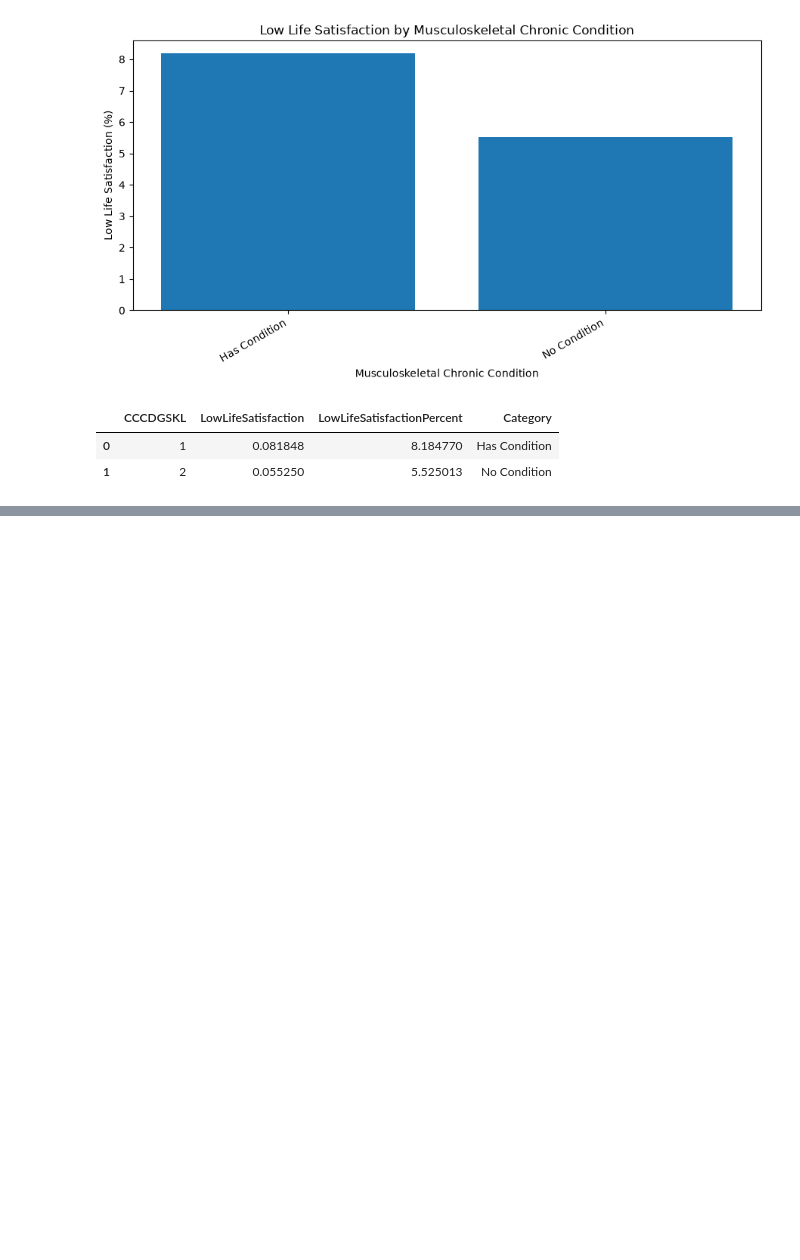
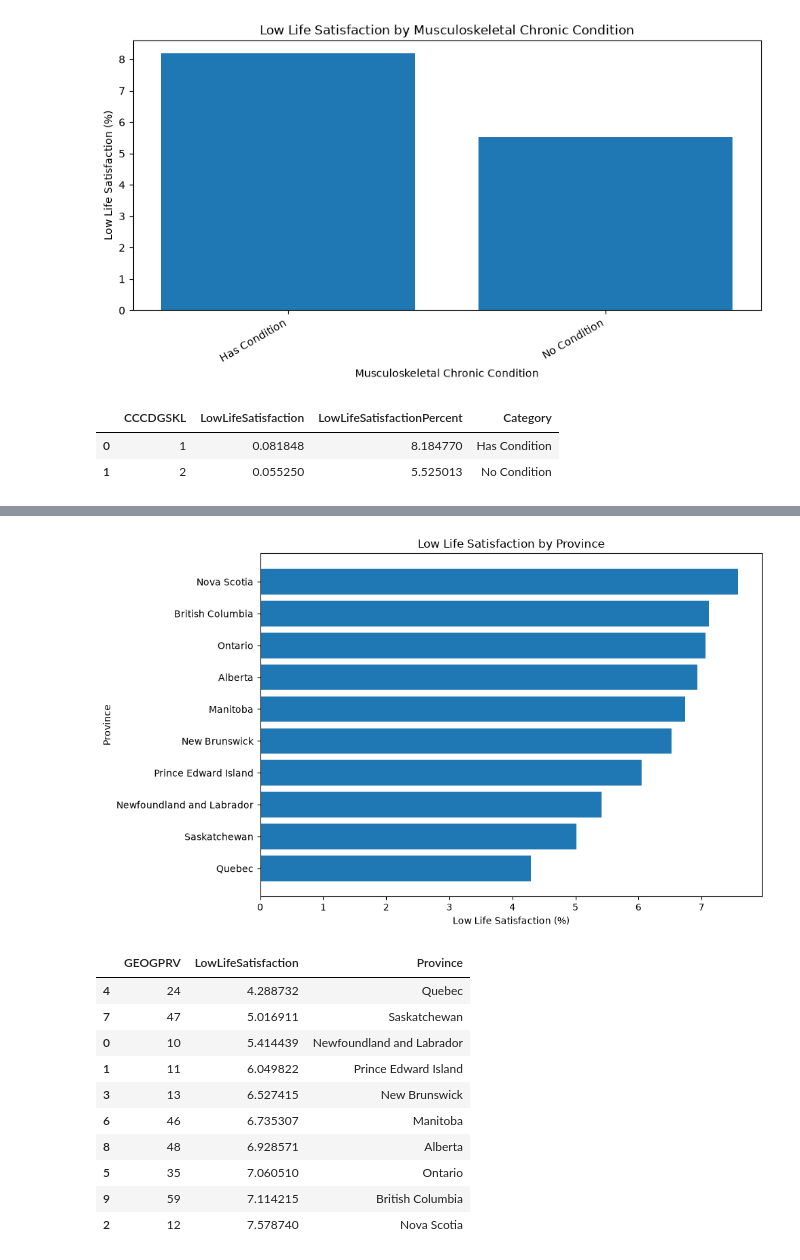
Before and after one commit to Khushboosingh1988/MRP_CCHS_2022, a Jupyter notebook: notebooks/02_exploratory_data_analysis.ipynb, the cells around one changed output, grey strips where cells are left out. Saved outputs shown, nothing was run; the diff lists cells and outputs as text; code cells hidden in the pictures; blank space fills up the shorter version.

```diff
--- a/notebooks/02_exploratory_data_analysis.ipynb
+++ b/notebooks/02_exploratory_data_analysis.ipynb
@@ -317,0 +398,54 @@ chronic_summary
+# %%
+# ============================================================
+# Low Life Satisfaction by Province
+# ============================================================
+
+province_labels = {
+    10: "Newfoundland and Labrador",
+    11: "Prince Edward Island",
+    12: "Nova Scotia",
+    13: "New Brunswick",
+    24: "Quebec",
+    35: "Ontario",
+    46: "Manitoba",
+    47: "Saskatchewan",
+    48: "Alberta",
+    59: "British Columbia"
+}
+
+province_plot = (
+    df_eda.groupby("GEOGPRV")["LowLifeSatisfaction"]
+    .mean()
+    .mul(100)
+    .reset_index()
+)
+
+province_plot["Province"] = province_plot["GEOGPRV"].map(province_labels)
+province_plot = province_plot.dropna(subset=["Province"])
+province_plot = province_plot.sort_values("LowLifeSatisfaction", ascending=True)
+
+plt.figure(figsize=(10, 6))
+plt.barh(province_plot["Province"], province_plot["LowLifeSatisfaction"])
+plt.title("Low Life Satisfaction by Province")
+plt.xlabel("Low Life Satisfaction (%)")
+plt.ylabel("Province")
+plt.tight_layout()
+
+province_fig_path = os.path.join(figures_path, "low_life_satisfaction_by_province.png")
+plt.savefig(province_fig_path, dpi=300, bbox_inches="tight")
+plt.show()
+
+province_plot
+# %% [output]
+[figure, added]
+|  | GEOGPRV | LowLifeSatisfaction | Province |
+| 4 | 24 | 4.288732 | Quebec |
+| 7 | 47 | 5.016911 | Saskatchewan |
+| 0 | 10 | 5.414439 | Newfoundland and Labrador |
+| 1 | 11 | 6.049822 | Prince Edward Island |
+| 3 | 13 | 6.527415 | New Brunswick |
+| 6 | 46 | 6.735307 | Manitoba |
+| 8 | 48 | 6.928571 | Alberta |
+| 5 | 35 | 7.060510 | Ontario |
+| 9 | 59 | 7.114215 | British Columbia |
+| 2 | 12 | 7.578740 | Nova Scotia |
```
Also changed, not shown: parts of 9 cells of this notebook.
